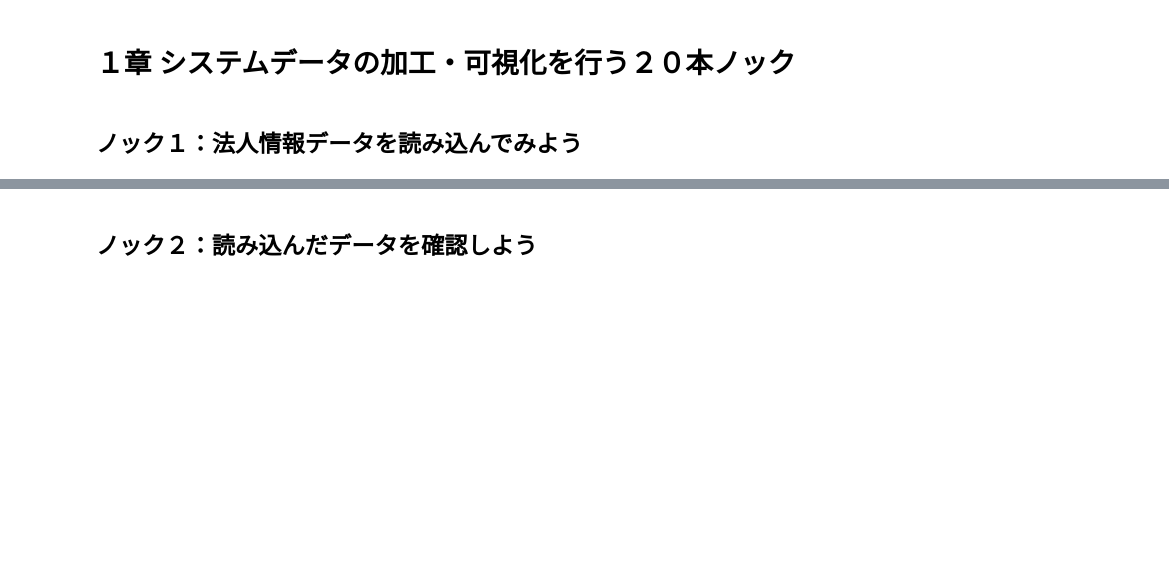
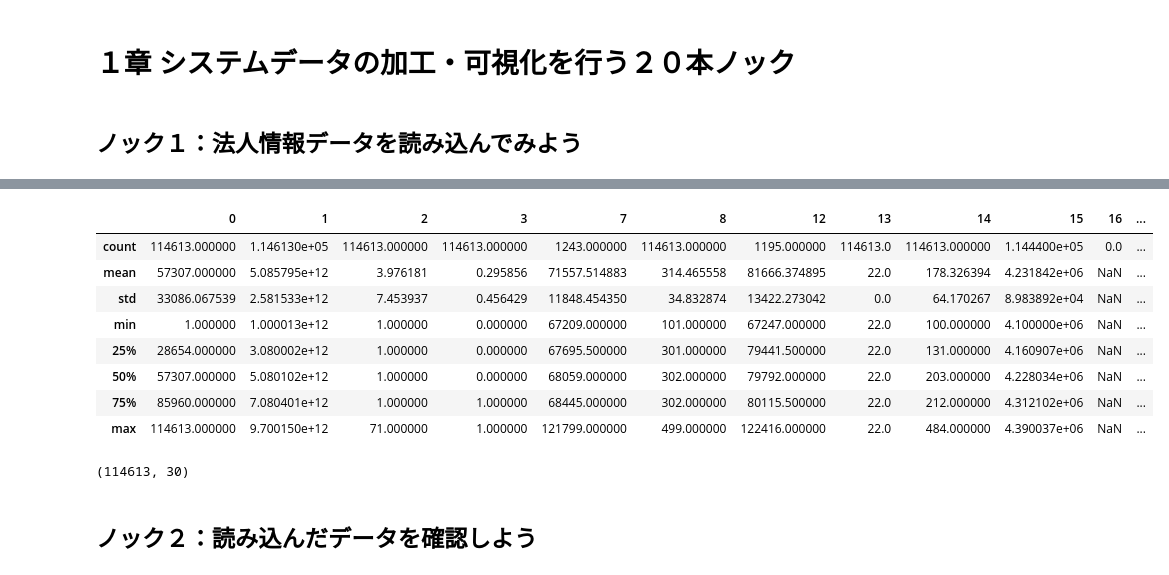
Before and after one commit to BP-Test/01_python_100knock_visualization, a Jupyter notebook: chapter-1/src/1章.ipynb, the cells around one changed output, grey strips where cells are left out. Drawn from its saved outputs; the diff is of its cells as text; code cells hidden in the pictures; blank space fills up the shorter version.

```diff
--- a/chapter-1/src/1章.ipynb
+++ b/chapter-1/src/1章.ipynb
@@ -15,0 +33,3 @@ os.chdir(f'/content/drive/MyDrive/{project}/chapter-{chapter}/')
+# %%
+data = pd.read_csv('data/22_shizuoka_all_20210331.csv',encoding='shift-jis', header=None)
+data.head()
@@ -16,2 +44,18 @@ os.chdir(f'/content/drive/MyDrive/{project}/chapter-{chapter}/')
+# %%
+data.describe()
+# %% [output]
+|  | 0 | 1 | 2 | 3 | 7 | 8 | 12 | 13 | 14 | 15 | 16 | ... |
+| count | 114613.000000 | 1.146130e+05 | 114613.000000 | 114613.000000 | 1243.000000 | 114613.000000 | 1195.000000 | 114613.0 | 114613.000000 | 1.144400e+05 | 0.0 | ... |
+| mean | 57307.000000 | 5.085795e+12 | 3.976181 | 0.295856 | 71557.514883 | 314.465558 | 81666.374895 | 22.0 | 178.326394 | 4.231842e+06 | NaN | ... |
+| std | 33086.067539 | 2.581533e+12 | 7.453937 | 0.456429 | 11848.454350 | 34.832874 | 13422.273042 | 0.0 | 64.170267 | 8.983892e+04 | NaN | ... |
+| min | 1.000000 | 1.000013e+12 | 1.000000 | 0.000000 | 67209.000000 | 101.000000 | 67247.000000 | 22.0 | 100.000000 | 4.100000e+06 | NaN | ... |
+| 25% | 28654.000000 | 3.080002e+12 | 1.000000 | 0.000000 | 67695.500000 | 301.000000 | 79441.500000 | 22.0 | 131.000000 | 4.160907e+06 | NaN | ... |
+| 50% | 57307.000000 | 5.080102e+12 | 1.000000 | 0.000000 | 68059.000000 | 302.000000 | 79792.000000 | 22.0 | 203.000000 | 4.228034e+06 | NaN | ... |
+| 75% | 85960.000000 | 7.080401e+12 | 1.000000 | 1.000000 | 68445.000000 | 302.000000 | 80115.500000 | 22.0 | 212.000000 | 4.312102e+06 | NaN | ... |
+| max | 114613.000000 | 9.700150e+12 | 71.000000 | 1.000000 | 121799.000000 | 499.000000 | 122416.000000 | 22.0 | 484.000000 | 4.390037e+06 | NaN | ... |
+# %%
+data.shape
+# %% [output]
+(114613, 30)
 # %% [markdown]
 ## ノック２：読み込んだデータを確認しよう
```
Also changed, not shown: parts of 20 cells of this notebook.
